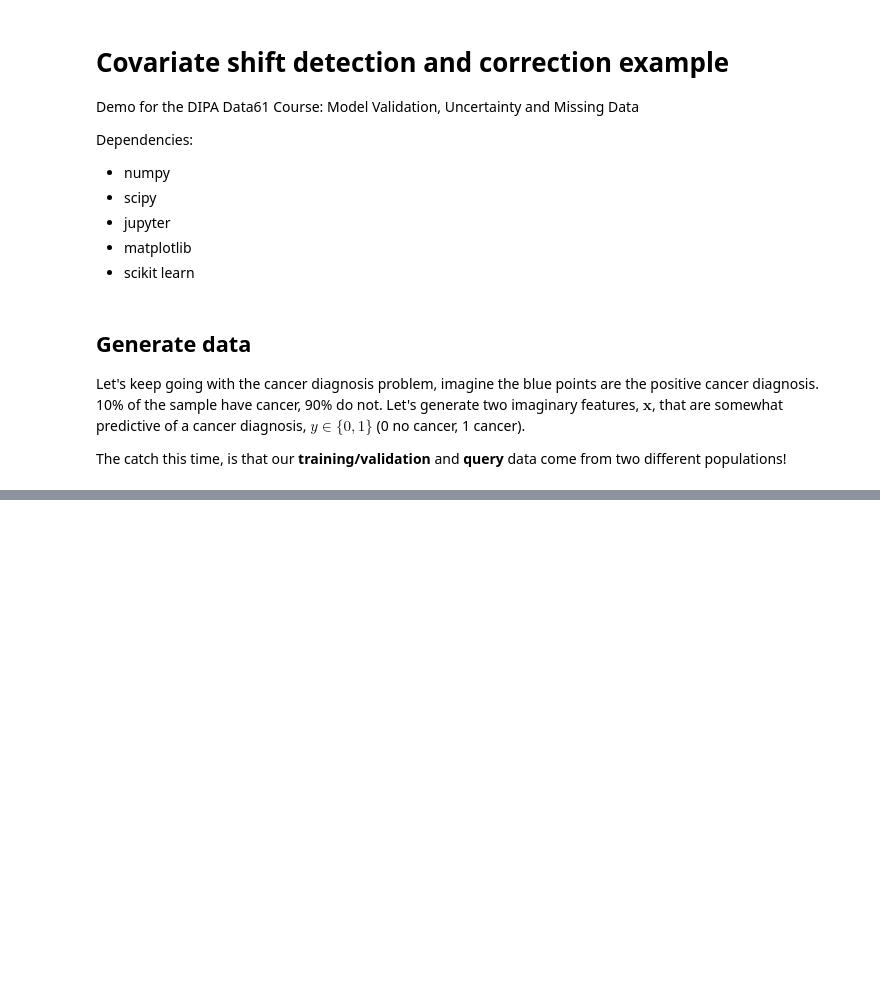
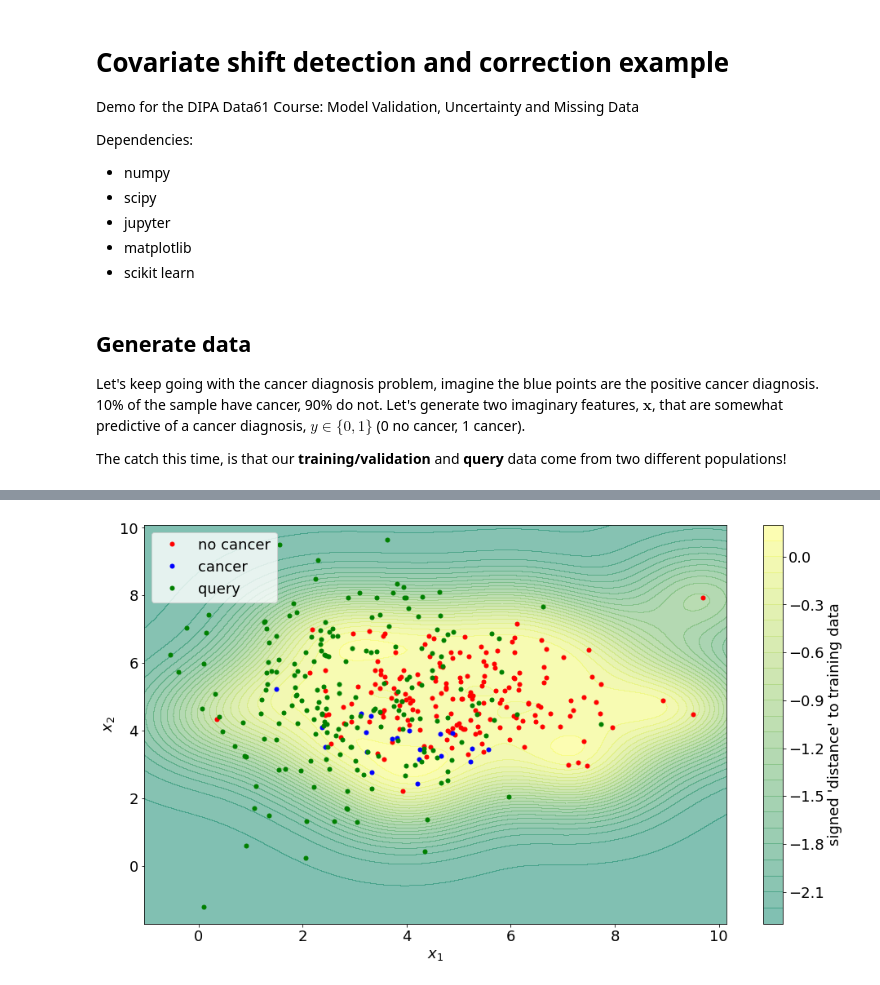
Before and after one commit to dsteinberg/DIPA-validation, a Jupyter notebook: covariate_shift.ipynb, the cells around one changed output, grey strips where cells are left out. Cells and saved outputs as stored; diff of their text form; code cells hidden in the pictures; blank space fills up the shorter version.

```diff
--- a/covariate_shift.ipynb
+++ b/covariate_shift.ipynb
@@ -92,0 +183,22 @@ plot_data()
+# %%
+# Make a one class support vector machine, and set 10% training error bound
+ocsvm = OneClassSVM(nu=0.1)
+ocsvm.fit(Xt)  # Give it all the *training* data we have
+
+# Now plot the support it has learned
+def plot_support(clf, x):
+    xmin, xmax = x[:, 0].min() - 0.5, x[:, 0].max() + 0.5
+    ymin, ymax = x[:, 1].min() - 0.5, x[:, 1].max() + 0.5
+    xx, yy = np.mgrid[xmin:xmax:.1, ymin:ymax.max():.1]
+    grid = np.c_[xx.ravel(), yy.ravel()]
+    dist = clf.decision_function(grid).reshape(xx.shape)
+    contour = pl.contourf(xx, yy, dist, 25, cmap="summer", alpha=0.5)
+    ax_c = pl.colorbar(contour)
+    ax_c.set_label("signed 'distance' to training data")
+    #ax_c.set_ticks([0, .25, .5, .75, 1])
+
+pl.figure(figsize=FIGSIZE)
+plot_support(ocsvm, Xall)
+plot_data()
+# %% [output]
+[figure, added]
```
Also changed, not shown: parts of 13 cells of this notebook.
